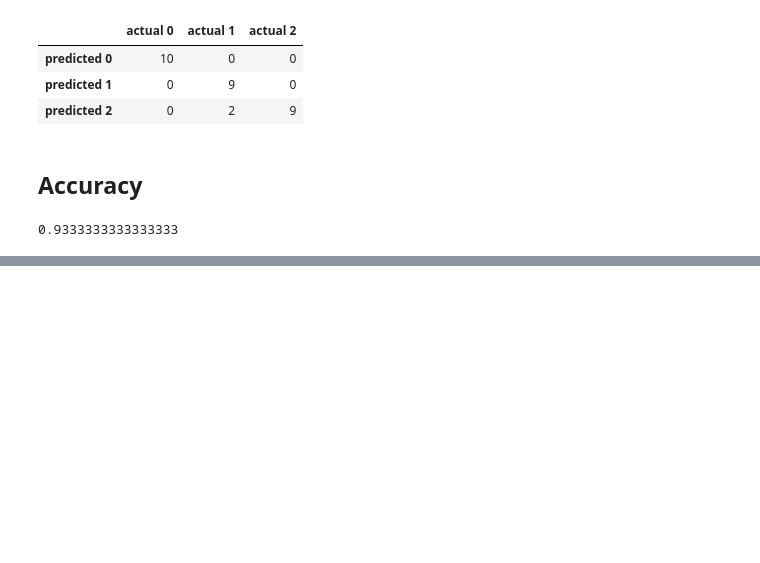
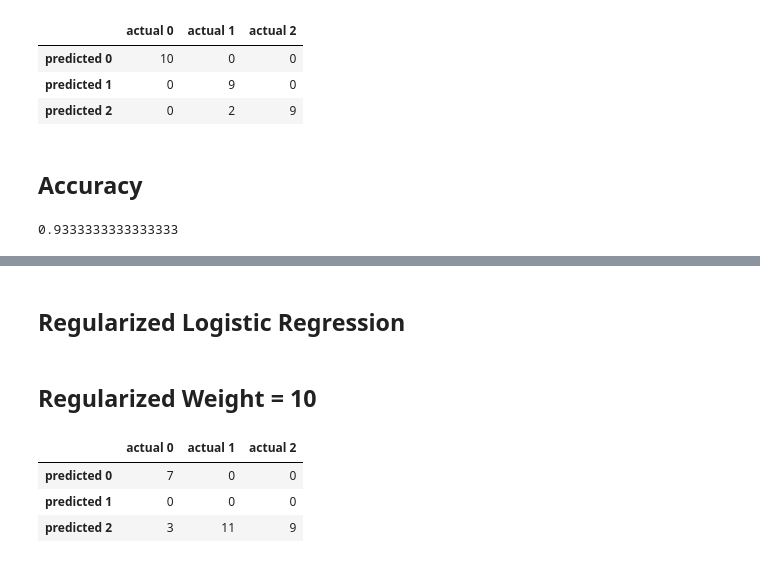
Before and after one commit to mostafaghadimi/machine-learning, a Jupyter notebook: HomeWorks/HW5/Practical/Iris Classification.ipynb, the cells around one changed output, grey strips where cells are left out. Saved outputs shown, nothing was run; the diff lists cells and outputs as text; code cells hidden in the pictures; blank space fills up the shorter version.

```diff
--- a/HomeWorks/HW5/Practical/Iris Classification.ipynb
+++ b/HomeWorks/HW5/Practical/Iris Classification.ipynb
@@ -337,5 +339,5 @@ entropy_plot(training_loss, True)
 # %%
-def logistic_test():
+def get_confusion_matrix_logistic():
 #     w1, w2, w3
     predicted = X_test.dot(np.array(w_s).T)
     predicted = np.argmax(predicted, axis = 1)
@@ -372,0 +379,8 @@ accuracy
+# %%
+def calc_loss_regularized(w, regularized_w):
+    loss = (w[0].dot(w[0]) + w[1].dot(w[1]) + w[2].dot(w[2])) * regularized_w
+    for i, x in enumerate(X_train):
+        for k in [0, 1, 2]:
+            loss -= y_train[i][k] * np.log(softmax(k, x, w))
+
+    return loss
@@ -372,0 +389,8 @@ accuracy
+# %%
+def weight_update_l2(learning_rate, current_w, w_s, k, regularized_w):
+    gradient = current_w * regularized_w
+    for index, x in enumerate(X_train):
+        gradient += (softmax(k, x, w_s)) - y_train[index][k] * x
+    return current_w - learning_rate * gradient
+# %% [markdown]
+## Regularized Logistic Regression
@@ -372,0 +413,27 @@ accuracy
+# %%
+def regularized_logistic_regression(learining_rate, iteration_no, regularized_w):
+    w0 = np.zeros(X_test.shape[1])
+    w1 = w0.copy()
+    w2 = w0.copy()
+    losses = list()
+
+    for i in range(iteration_no):
+        all_weights = [w0, w1, w2]
+        w0 = weight_update_l2(learning_rate, w0, all_weights, 0, regularized_w)
+        w1 = weight_update_l2(learning_rate, w1, all_weights, 1, regularized_w)
+        w2 = weight_update_l2(learning_rate, w1, all_weights, 2, regularized_w)
+        loss = calc_loss_regularized([w0, w1, w2], regularized_w)
+        losses.append(loss)
+
+    return [w0, w1, w2], losses
+# %% [markdown]
+## Regularized Weight = 10
+# %%
+w_s, training_loss = regularized_logistic_regression(0.005, 500, 10)
+
+get_confusion_matrix_logistic()
+# %% [output]
+|  | actual 0 | actual 1 | actual 2 |
+| predicted 0 | 7 | 0 | 0 |
+| predicted 1 | 0 | 0 | 0 |
+| predicted 2 | 3 | 11 | 9 |
```
Also changed, not shown: parts of 10 cells of this notebook.
